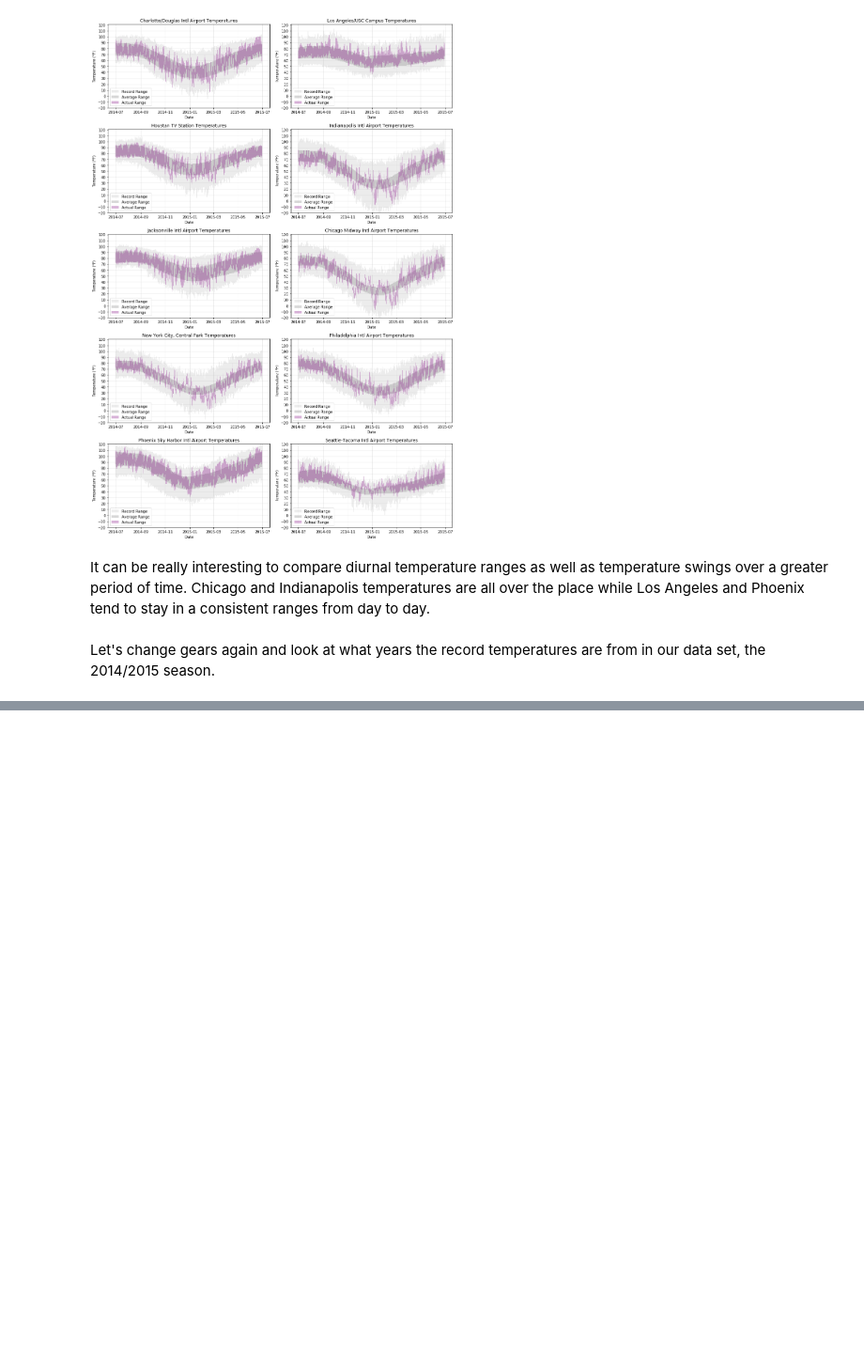
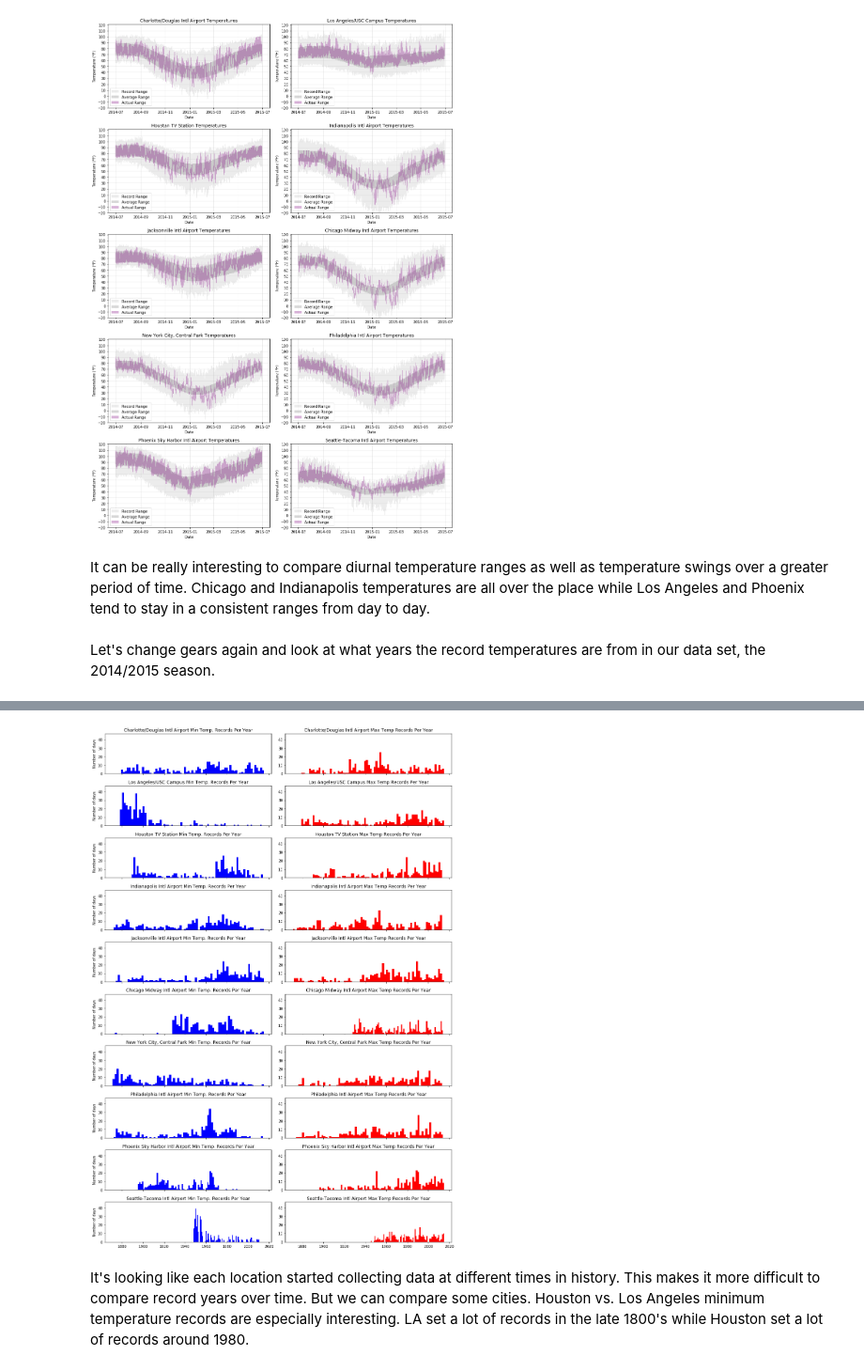
Before and after one commit to sn-ekstrand/weather-data-analysis, a Jupyter notebook: weather_data_exploration.ipynb, the cells around one changed output, grey strips where cells are left out. Shown at 94% size. Cells and saved outputs as stored; diff of their text form; code cells hidden in the pictures; blank space fills up the shorter version.

```diff
--- a/weather_data_exploration.ipynb
+++ b/weather_data_exploration.ipynb
@@ -223,0 +235,36 @@ ax[1].hist(df_kclt['record_min_temp_year'],
+# %%
+def generate_temp_records_hists(subplot_row, df, location_str):
+    ax[(subplot_row,0)].hist(df['record_min_temp_year'],
+                             bins=75,
+                             color='blue')
+    ax[(subplot_row,0)].set_title(f'{location_str} Min Temp. Records Per Year')
+    ax[(subplot_row,0)].set_ylim(0,47)
+    ax[(subplot_row,0)].set_ylabel('Number of days')
+
+    ax[(subplot_row,1)].hist(df['record_max_temp_year'],
+                             bins=75,
+                             color='red')
+    ax[(subplot_row,1)].set_title(f'{location_str} Max Temp Records Per Year')
+    ax[(subplot_row,1)].set_ylim(0,47)
+
+    return None
+# %%
+fig, ax = plt.subplots(10, 2, figsize=(14,20), sharex=True)
+
+generate_temp_records_hists(0, df_kclt, 'Charlotte/Douglas Intl Airport')
+generate_temp_records_hists(1, df_kcqt, 'Los Angeles/USC Campus')
+generate_temp_records_hists(2, df_khou, 'Houston TV Station')
+generate_temp_records_hists(3, df_kind, 'Indianapolis Intl Airport')
+generate_temp_records_hists(4, df_kjax, 'Jacksonville Intl Airport')
+generate_temp_records_hists(5, df_kmdw, 'Chicago Midway Intl Airport')
+generate_temp_records_hists(6, df_knyc, 'New York City, Central Park')
+generate_temp_records_hists(7, df_kphl, 'Philadelphia Intl Airport')
+generate_temp_records_hists(8, df_kphx, 'Phoenix Sky Harbor Intl Airport')
+generate_temp_records_hists(9, df_ksea, 'Seattle-Tacoma Intl Airport')
+
+plt.tight_layout();
+# %% [output]
+[figure, added]
+# %% [markdown]
+It's looking like each location started collecting data at different times in history. This makes it more difficult to compare record years over time.
+But we can compare some cities. Houston vs. Los Angeles minimum temperature records are especially interesting. LA set a lot of records in the late 1800's while Houston set a lot of records around 1980.
```
Also changed, not shown: parts of 6 cells of this notebook.
